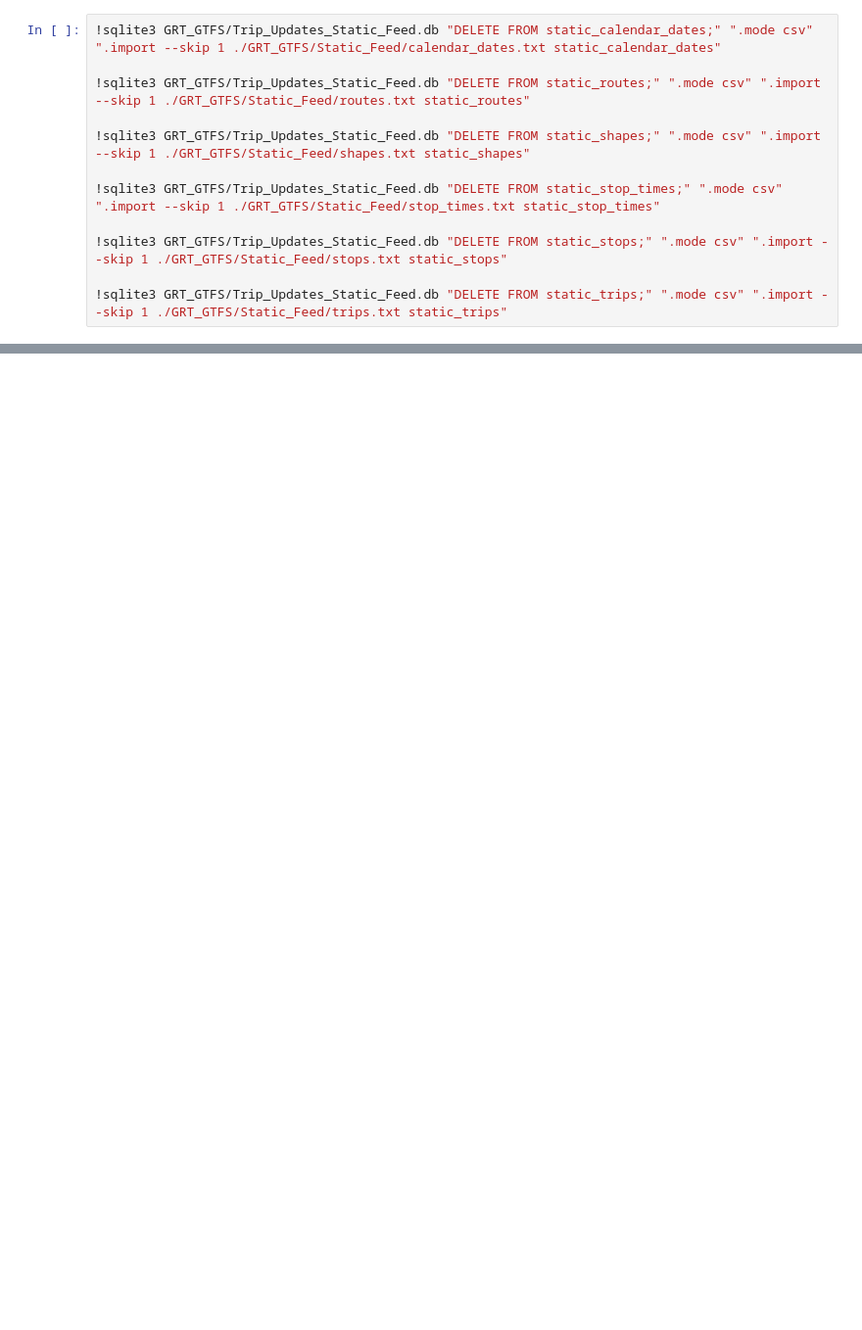
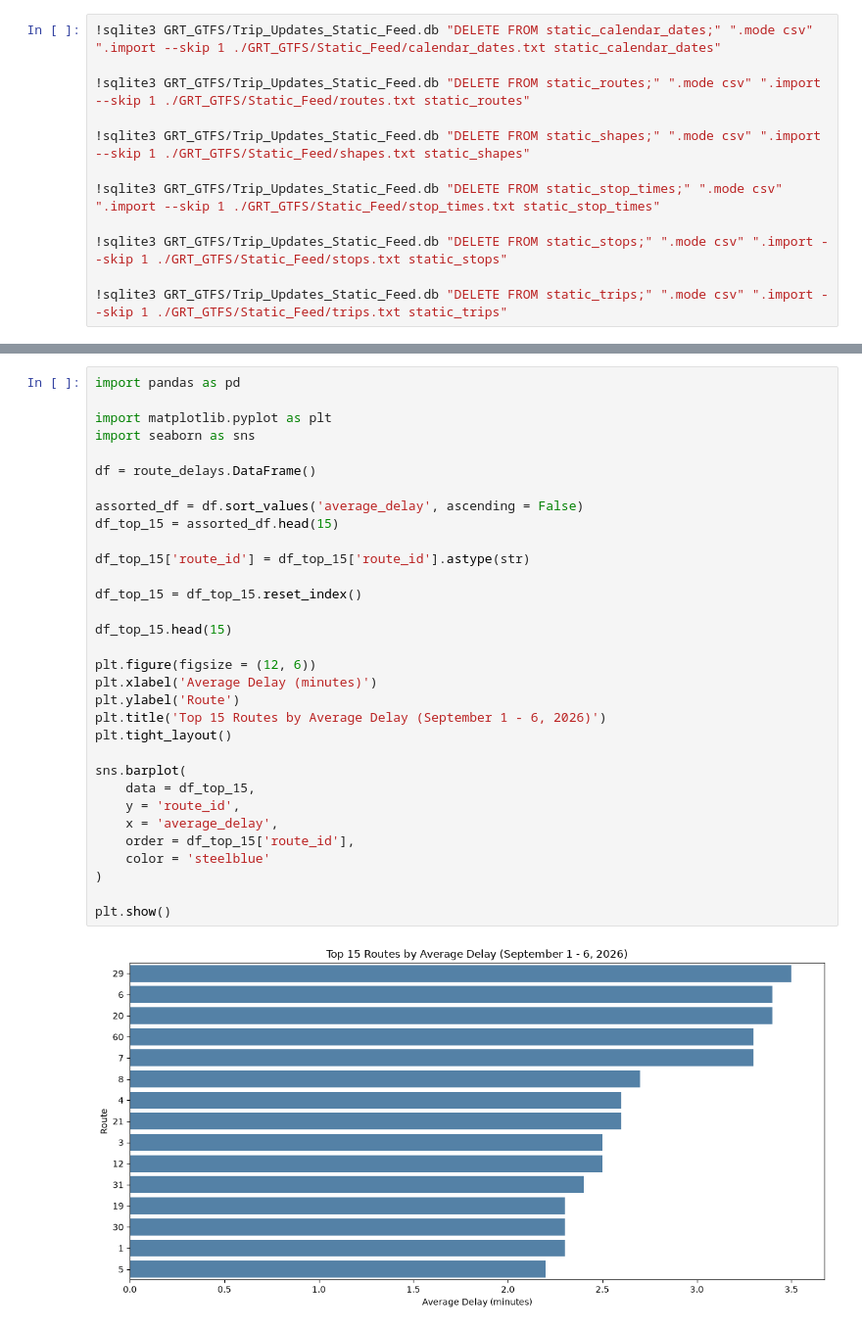
Before and after one commit to ahmoodyhemida/ProjectGRT, a Jupyter notebook: notebook.ipynb, the cells around one changed output, grey strips where cells are left out. Shown at 98% size. Cells and saved outputs as stored; diff of their text form; blank space fills up the shorter version.

Commit message:
Question One Improvements and Chart

```diff
--- a/notebook.ipynb
+++ b/notebook.ipynb
@@ -239,0 +207,34 @@ LIMIT 1000;
+# %%
+import pandas as pd
+
+import matplotlib.pyplot as plt
+import seaborn as sns
+
+df = route_delays.DataFrame()
+
+assorted_df = df.sort_values('average_delay', ascending = False)
+df_top_15 = assorted_df.head(15)
+
+df_top_15['route_id'] = df_top_15['route_id'].astype(str)
+
+df_top_15 = df_top_15.reset_index()
+
+df_top_15.head(15)
+
+plt.figure(figsize = (12, 6))
+plt.xlabel('Average Delay (minutes)')
+plt.ylabel('Route')
+plt.title('Top 15 Routes by Average Delay (September 1 - 6, 2026)')
+plt.tight_layout()
+
+sns.barplot(
+    data = df_top_15,
+    y = 'route_id',
+    x = 'average_delay',
+    order = df_top_15['route_id'],
+    color = 'steelblue'
+)
+
+plt.show()
+# %% [output]
+[figure, added]
```
Also changed, not shown: parts of 36 cells of this notebook, 1 other file.
